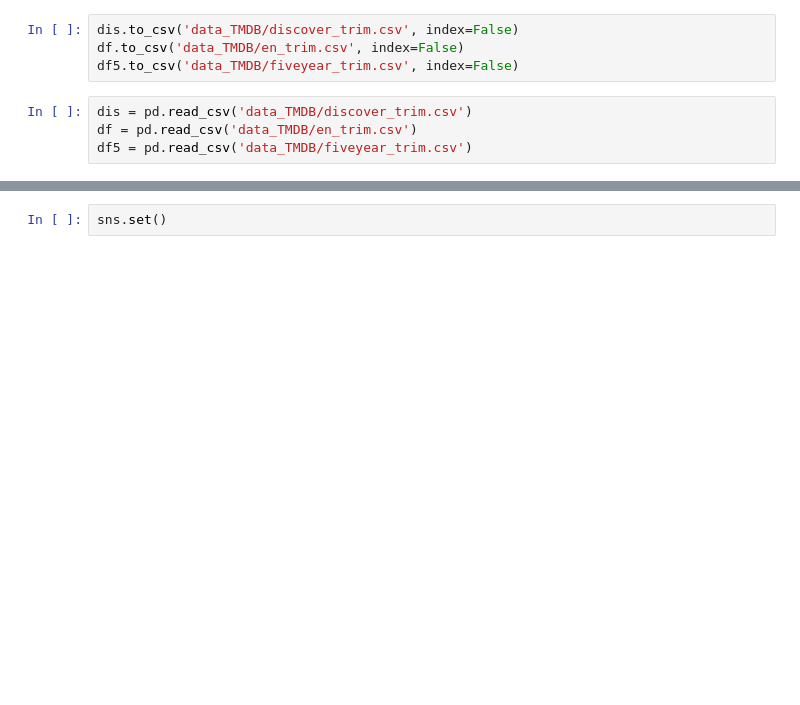
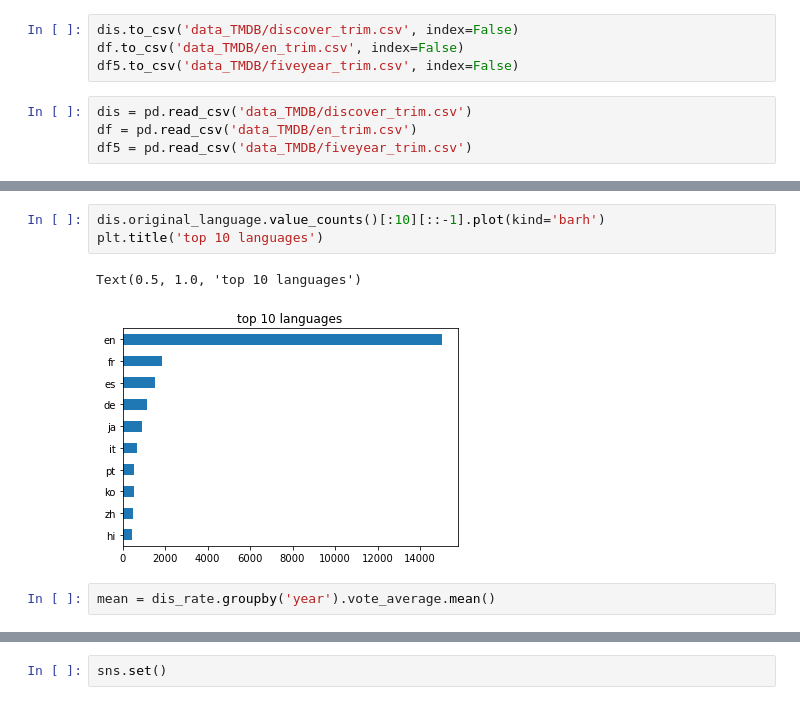
Before and after one commit to ghcn345/Data-Science-in-Film-Industry, a Jupyter notebook: student.ipynb, the cells around one changed output, grey strips where cells are left out. Saved outputs shown, nothing was run; the diff lists cells and outputs as text; blank space fills up the shorter version.

```diff
--- a/student.ipynb
+++ b/student.ipynb
@@ -125,0 +133,8 @@ dis
+# %%
+dis.original_language.value_counts()[:10][::-1].plot(kind='barh')
+plt.title('top 10 languages')
+# %% [output]
+Text(0.5, 1.0, 'top 10 languages')
+[figure, added]
+# %%
+mean = dis_rate.groupby('year').vote_average.mean()
```
Also changed, not shown: parts of 27 cells of this notebook.
